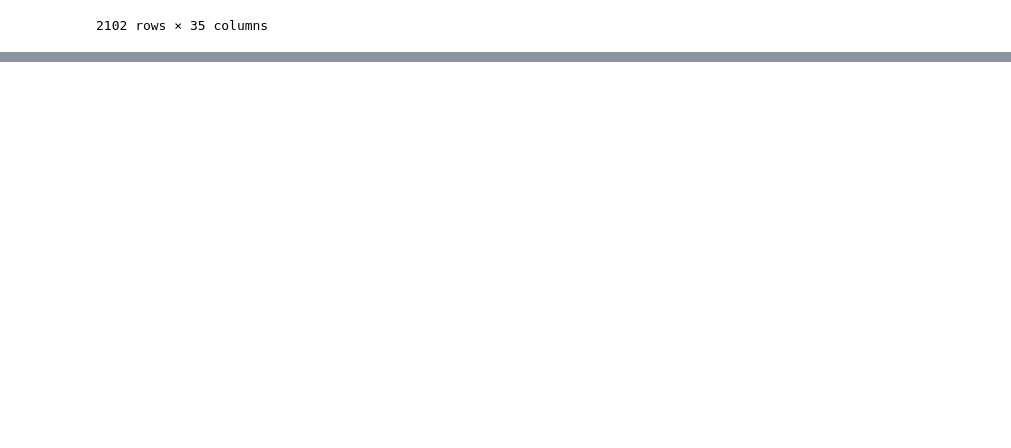
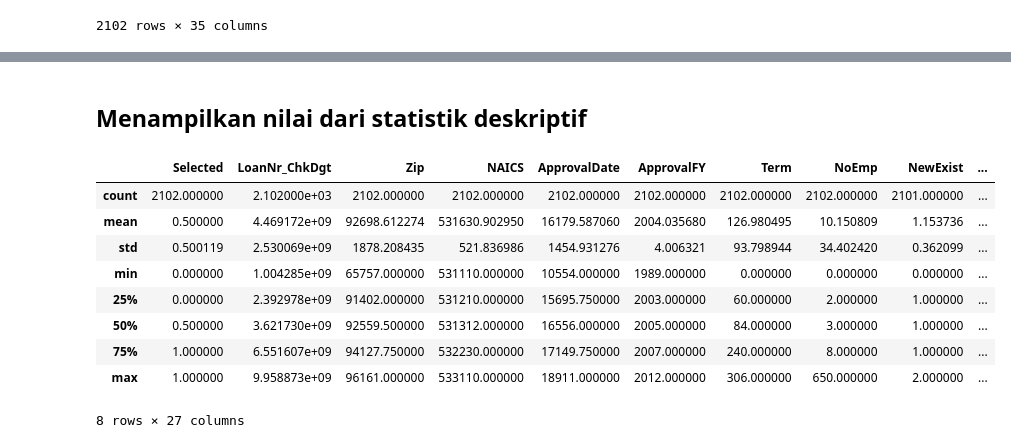
Before and after one commit to AbdulHafidh-AI/INF540-KELOMPOK2-MACHINE_LEARNING_PROJECT, a Jupyter notebook: LoanDefaultPrediction_01.ipynb, the cells around one changed output, grey strips where cells are left out. Cells and saved outputs as stored; diff of their text form; code cells hidden in the pictures; blank space fills up the shorter version.

```diff
--- a/LoanDefaultPrediction_01.ipynb
+++ b/LoanDefaultPrediction_01.ipynb
@@ -26,0 +75,15 @@ df
+# %% [markdown]
+## Menampilkan nilai dari statistik deskriptif
+# %%
+df.describe()
+# %% [output]
+|  | Selected | LoanNr_ChkDgt | Zip | NAICS | ApprovalDate | ApprovalFY | Term | NoEmp | NewExist | ... |
+| count | 2102.000000 | 2.102000e+03 | 2102.000000 | 2102.000000 | 2102.000000 | 2102.000000 | 2102.000000 | 2102.000000 | 2101.000000 | ... |
+| mean | 0.500000 | 4.469172e+09 | 92698.612274 | 531630.902950 | 16179.587060 | 2004.035680 | 126.980495 | 10.150809 | 1.153736 | ... |
+| std | 0.500119 | 2.530069e+09 | 1878.208435 | 521.836986 | 1454.931276 | 4.006321 | 93.798944 | 34.402420 | 0.362099 | ... |
+| min | 0.000000 | 1.004285e+09 | 65757.000000 | 531110.000000 | 10554.000000 | 1989.000000 | 0.000000 | 0.000000 | 0.000000 | ... |
+| 25% | 0.000000 | 2.392978e+09 | 91402.000000 | 531210.000000 | 15695.750000 | 2003.000000 | 60.000000 | 2.000000 | 1.000000 | ... |
+| 50% | 0.500000 | 3.621730e+09 | 92559.500000 | 531312.000000 | 16556.000000 | 2005.000000 | 84.000000 | 3.000000 | 1.000000 | ... |
+| 75% | 1.000000 | 6.551607e+09 | 94127.750000 | 532230.000000 | 17149.750000 | 2007.000000 | 240.000000 | 8.000000 | 1.000000 | ... |
+| max | 1.000000 | 9.958873e+09 | 96161.000000 | 533110.000000 | 18911.000000 | 2012.000000 | 306.000000 | 650.000000 | 2.000000 | ... |
+8 rows × 27 columns
```
Also changed, not shown: parts of 21 cells of this notebook, 1 other file.
